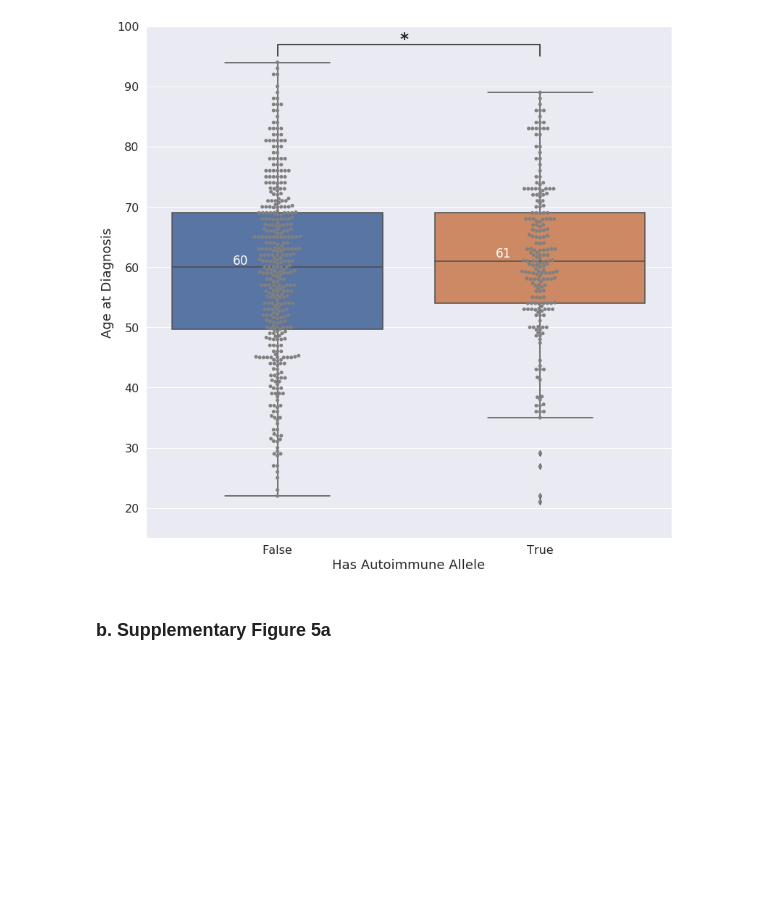
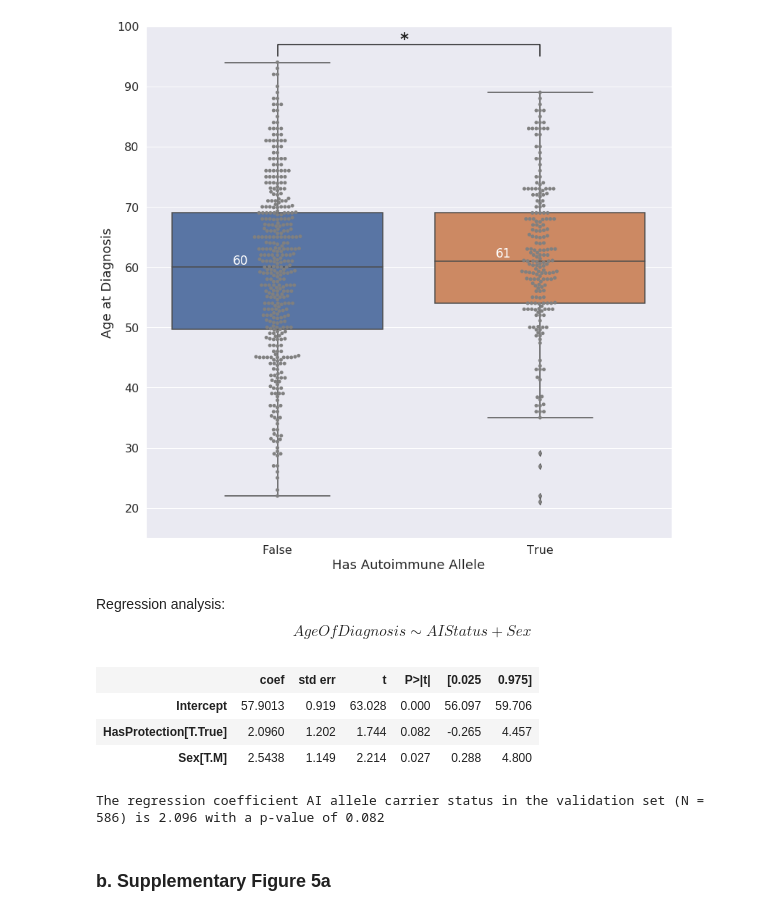
Before and after one commit to cartercompbio/MelMHC, a Jupyter notebook: DataAnalysis/Fig1E_S5.ipynb, the cells around one changed output. Saved outputs shown, nothing was run; the diff lists cells and outputs as text; code cells hidden in the pictures; blank space fills up the shorter version.

Commit message:
Add validation regression analyses

```diff
--- a/DataAnalysis/Fig1E_S5.ipynb
+++ b/DataAnalysis/Fig1E_S5.ipynb
@@ -61,6 +62,21 @@ Statistic = 35791.000, p= 0.04351306
 Different distribution (reject H0)
 Text(0.5, 0, 'Has Autoimmune Allele')
 [figure]
+# %% [markdown]
+Regression analysis: $$ AgeOfDiagnosis \sim AI Status + Sex $$
+# %%
+valModel = smf.ols(formula= 'Q("Age at Diagnosis") ~ HasProtection + Sex', data=validationSetStatus).fit()
+summary = valModel.summary()
+summary.tables[1]
+# %% [output]
+|  | coef | std err | t | P>|t| | [0.025 | 0.975] |
+| Intercept | 57.9013 | 0.919 | 63.028 | 0.000 | 56.097 | 59.706 |
+| HasProtection[T.True] | 2.0960 | 1.202 | 1.744 | 0.082 | -0.265 | 4.457 |
+| Sex[T.M] | 2.5438 | 1.149 | 2.214 | 0.027 | 0.288 | 4.800 |
+# %%
+print("The regression coefficient AI allele carrier status in the validation set (N = {0}) is {1:.3f} with a p-value of {2:.3f}".format(validationSetStatus.shape[0],valModel.params["HasProtection[T.True]"], valModel.pvalues["HasProtection[T.True]"]))
+# %% [output]
+The regression coefficient AI allele carrier status in the validation set (N = 586) is 2.096 with a p-value of 0.082
 # %% [markdown]
 ### b. Supplementary Figure 5a
 # %%
```
Also changed, not shown: parts of 3 cells of this notebook.
